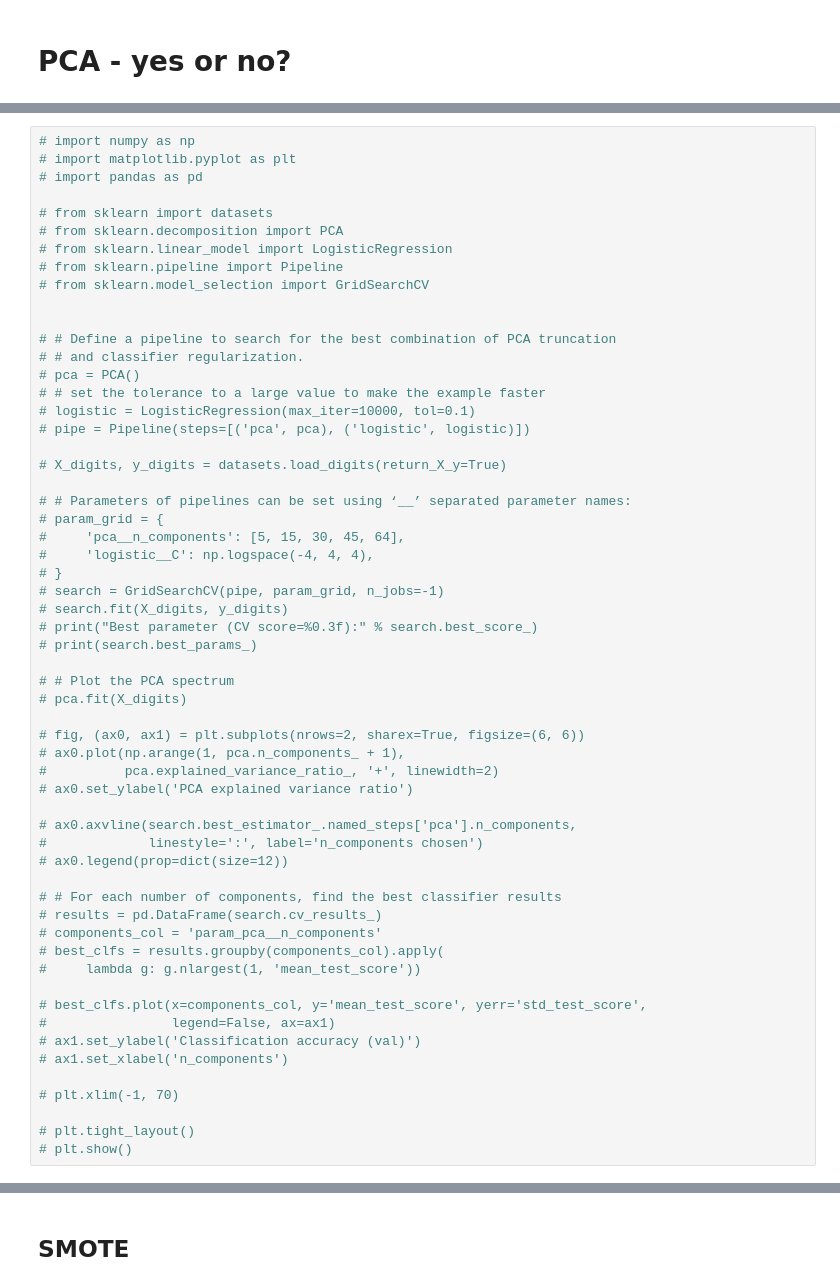
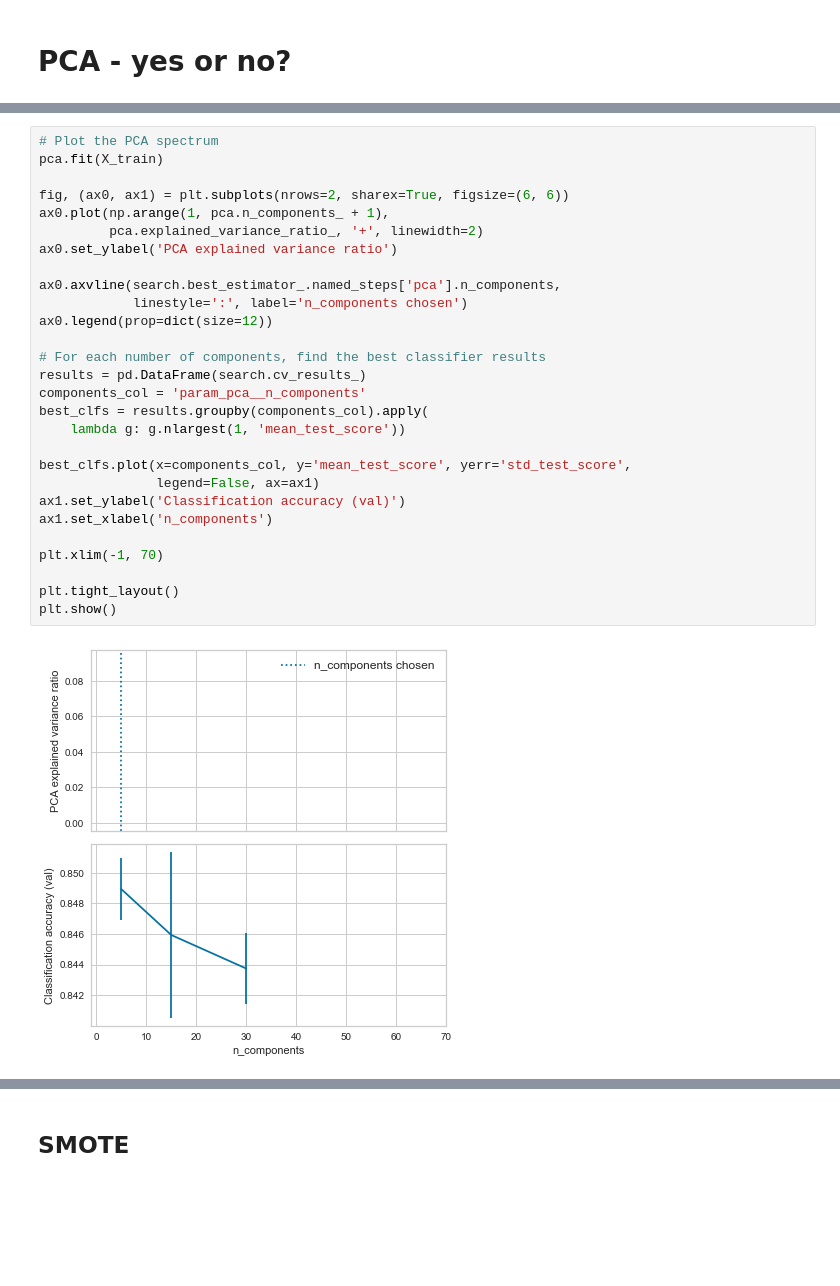
Before and after one commit to MichaelBurak/crunchbase-analysis, a Jupyter notebook: crunchbase-analysis.ipynb, the cells around one changed output, grey strips where cells are left out. Drawn from its saved outputs; the diff is of its cells as text; blank space fills up the shorter version.

```diff
--- a/crunchbase-analysis.ipynb
+++ b/crunchbase-analysis.ipynb
@@ -462,58 +1090,30 @@ len(X.columns)
 # %%
-# import numpy as np
-# import matplotlib.pyplot as plt
-# import pandas as pd
+# Plot the PCA spectrum
+pca.fit(X_train)
 
-# from sklearn import datasets
-# from sklearn.decomposition import PCA
-# from sklearn.linear_model import LogisticRegression
-# from sklearn.pipeline import Pipeline
-# from sklearn.model_selection import GridSearchCV
+fig, (ax0, ax1) = plt.subplots(nrows=2, sharex=True, figsize=(6, 6))
+ax0.plot(np.arange(1, pca.n_components_ + 1),
+         pca.explained_variance_ratio_, '+', linewidth=2)
+ax0.set_ylabel('PCA explained variance ratio')
 
+ax0.axvline(search.best_estimator_.named_steps['pca'].n_components,
+            linestyle=':', label='n_components chosen')
+ax0.legend(prop=dict(size=12))
 
-# # Define a pipeline to search for the best combination of PCA truncation
-# # and classifier regularization.
-# pca = PCA()
-# # set the tolerance to a large value to make the example faster
-# logistic = LogisticRegression(max_iter=10000, tol=0.1)
-# pipe = Pipeline(steps=[('pca', pca), ('logistic', logistic)])
+# For each number of components, find the best classifier results
+results = pd.DataFrame(search.cv_results_)
+components_col = 'param_pca__n_components'
+best_clfs = results.groupby(components_col).apply(
+    lambda g: g.nlargest(1, 'mean_test_score'))
 
-# X_digits, y_digits = datasets.load_digits(return_X_y=True)
+best_clfs.plot(x=components_col, y='mean_test_score', yerr='std_test_score',
+               legend=False, ax=ax1)
+ax1.set_ylabel('Classification accuracy (val)')
+ax1.set_xlabel('n_components')
 
-# # Parameters of pipelines can be set using ‘__’ separated parameter names:
-# param_grid = {
-#     'pca__n_components': [5, 15, 30, 45, 64],
-#     'logistic__C': np.logspace(-4, 4, 4),
-# }
-# search = GridSearchCV(pipe, param_grid, n_jobs=-1)
-# search.fit(X_digits, y_digits)
-# print("Best parameter (CV score=%0.3f):" % search.best_score_)
-# print(search.best_params_)
+plt.xlim(-1, 70)
 
-# # Plot the PCA spectrum
-# pca.fit(X_digits)
-
-# fig, (ax0, ax1) = plt.subplots(nrows=2, sharex=True, figsize=(6, 6))
-# ax0.plot(np.arange(1, pca.n_components_ + 1),
-#          pca.explained_variance_ratio_, '+', linewidth=2)
-# ax0.set_ylabel('PCA explained variance ratio')
-
-# ax0.axvline(search.best_estimator_.named_steps['pca'].n_components,
-#             linestyle=':', label='n_components chosen')
-# ax0.legend(prop=dict(size=12))
-
-# # For each number of components, find the best classifier results
-# results = pd.DataFrame(search.cv_results_)
-# components_col = 'param_pca__n_components'
-# best_clfs = results.groupby(components_col).apply(
-#     lambda g: g.nlargest(1, 'mean_test_score'))
-
-# best_clfs.plot(x=components_col, y='mean_test_score', yerr='std_test_score',
-#                legend=False, ax=ax1)
-# ax1.set_ylabel('Classification accuracy (val)')
-# ax1.set_xlabel('n_components')
-
-# plt.xlim(-1, 70)
-
-# plt.tight_layout()
-# plt.show()
+plt.tight_layout()
+plt.show()
+# %% [output]
+[figure, added]
```
Also changed, not shown: parts of 122 cells of this notebook.
